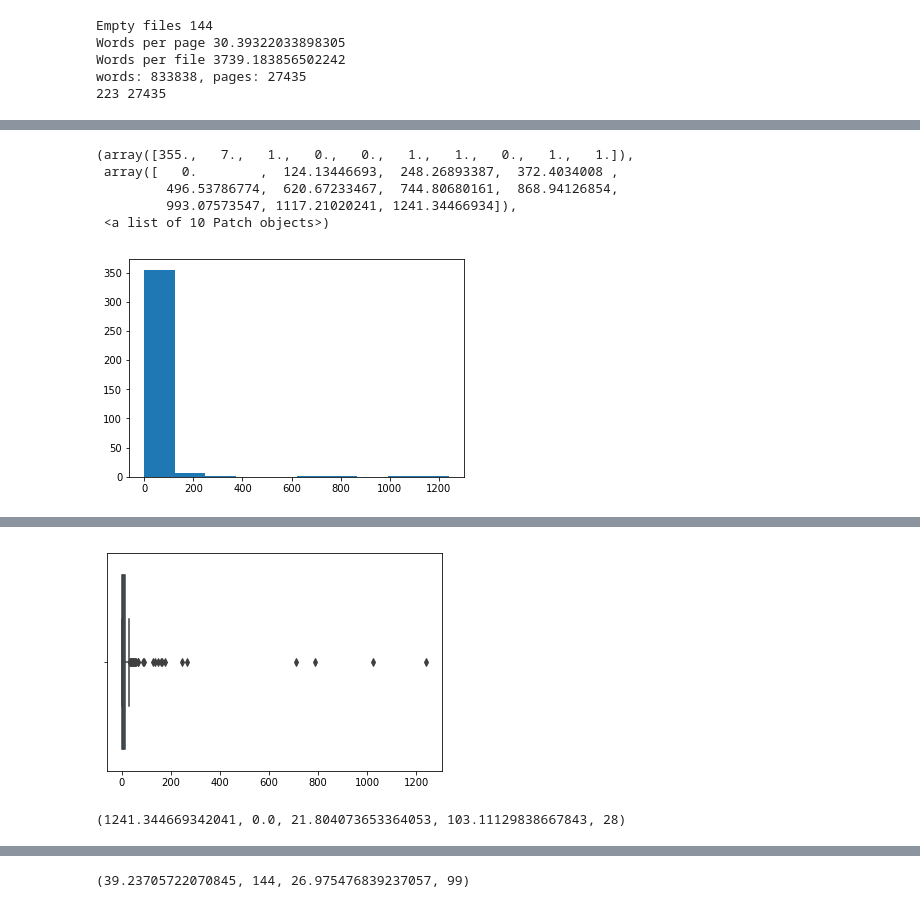
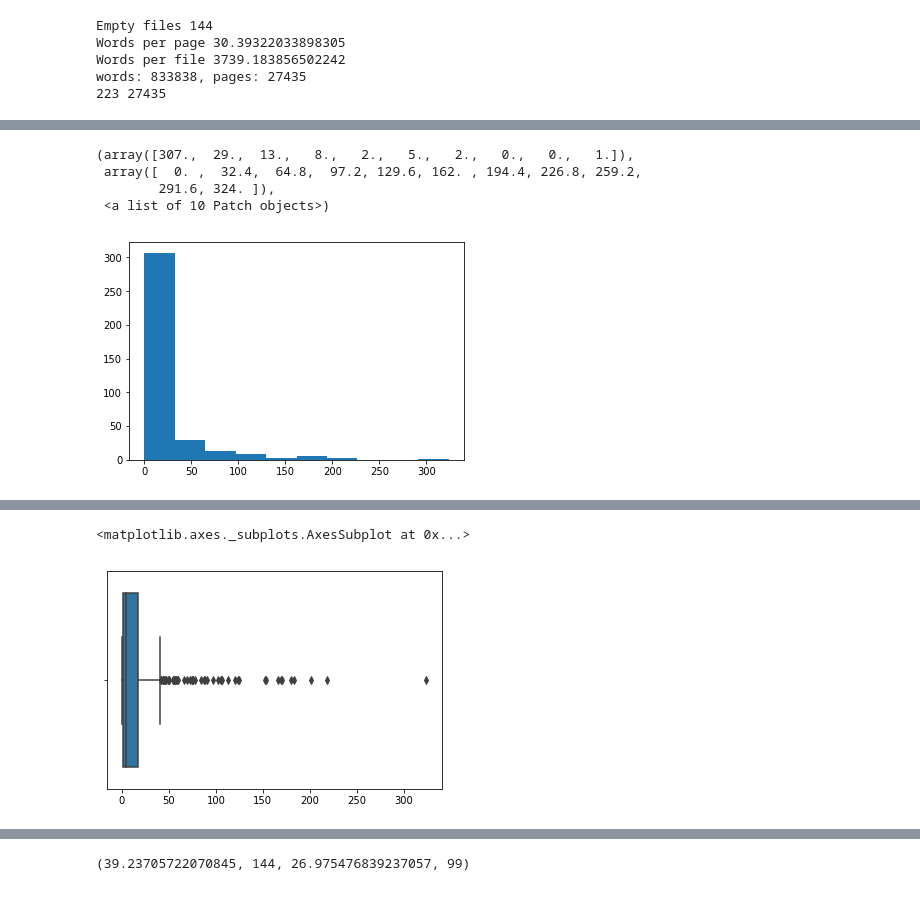
Before and after one commit to JustinBon/thesis, a Jupyter notebook: experiments/Data analysis.ipynb, the cells around one changed output, grey strips where cells are left out. Drawn from its saved outputs; the diff is of its cells as text; code cells hidden in the pictures.

Commit message:
Some changes in data analysis

```diff
--- a/experiments/Data analysis.ipynb
+++ b/experiments/Data analysis.ipynb
@@ -6,7 +6,7 @@ import matplotlib.pyplot as plt
 import statistics
 import seaborn as sns
 import pandas as pd
-base = r'F:\Data files\Master thesis\\'
+base = r'F:\\Data files\\Master thesis\\PDFS\\'
 # %%
 unique = set([item.split('_')[0] for item in os.listdir(base)])
 
@@ -14,6 +14,18 @@ len(unique), len(os.listdir(base))
 # %% [output]
 (119, 368)
 # %%
+def countUnique(text, unique):
+    text = text.replace('\n', ' ')
+    words = text.split('\n')
+
+    for word in words:
+        if word in unique:
+            pass
+        else:
+            unique[word] = 0
+    return unique
+
+
 files = {}
 oserror = []
 readerror = []
@@ -23,7 +35,7 @@ for item in os.listdir(base):
     if os.path.isdir(base + item):
         continue
     files[item] = {}
-    files[item]['size'] = os.path.getsize(base + item)
+    files[item]['unique'] = 0
     files[item]['pages'] = 0
     files[item]['chars'] = 0
     files[item]['words'] = 0
@@ -32,12 +44,16 @@ for item in os.listdir(base):
         with open(base + item, 'rb') as f:
             reader = PyPDF2.PdfFileReader(f)
 
+            uniqueWords = {}
             for page in reader.pages:
                 text = page.extractText()
                 text = text.replace('\n', ' ')
                 files[item]['pages'] += 1
                 files[item]['chars'] += len(text)
                 files[item]['words'] += len(text.split())
+                uniqueWords = countUnique(text, uniqueWords)
+            files[item]['unique'] = len(uniqueWords)
+
 
 
     except OSError:
@@ -58,7 +74,7 @@ for item in os.listdir(base):
 
 print(len(files))
 
-print(sum([files[x]['size'] for x in files]) / len(files) / 1024**2)
+print(sum([files[x]['unique'] for x in files]) / len(files) / 1024**2)
 # %% [output]
 PdfReadWarning: Superfluous whitespace found in object header b'1' b'0' [pdf.py:1666]
 PdfReadWarning: Superfluous whitespace found in object header b'2' b'0' [pdf.py:1666]
@@ -167,13 +163,12 @@ size
 # %%
-size = [files[x]['size'] / (1024 * 1024) for x in files]
-plt.hist(size)
+unique = [files[x]['unique'] for x in files]
+plt.hist(unique)
 # %% [output]
-(array([355.,   7.,   1.,   0.,   0.,   1.,   1.,   0.,   1.,   1.]),
- array([   0.        ,  124.13446693,  248.26893387,  372.4034008 ,
-         496.53786774,  620.67233467,  744.80680161,  868.94126854,
-         993.07573547, 1117.21020241, 1241.34466934]),
+(array([307.,  29.,  13.,   8.,   2.,   5.,   2.,   0.,   0.,   1.]),
+ array([  0. ,  32.4,  64.8,  97.2, 129.6, 162. , 194.4, 226.8, 259.2,
+        291.6, 324. ]),
  <a list of 10 Patch objects>)
-[figure, old version]
+[figure, new version]
 # %%
-sns.boxplot(size)
+sns.boxplot(unique)
 # %% [output]
@@ -181,9 +176,5 @@ sns.boxplot(size)
+<matplotlib.axes._subplots.AxesSubplot at 0x...>
-[figure, old version]
+[figure, new version]
-# %%
-
-max(size), min(size), sum(size) / len(size), statistics.stdev(size), len([x for x in size if x == 0]), sum(size)
-# %% [output]
-(1241.344669342041, 0.0, 21.804073653364053, 103.11129838667843, 28)
 # %%
 data = {
     'file' : files.keys(),
```
Also changed, not shown: parts of 15 cells of this notebook, 1 other file.
